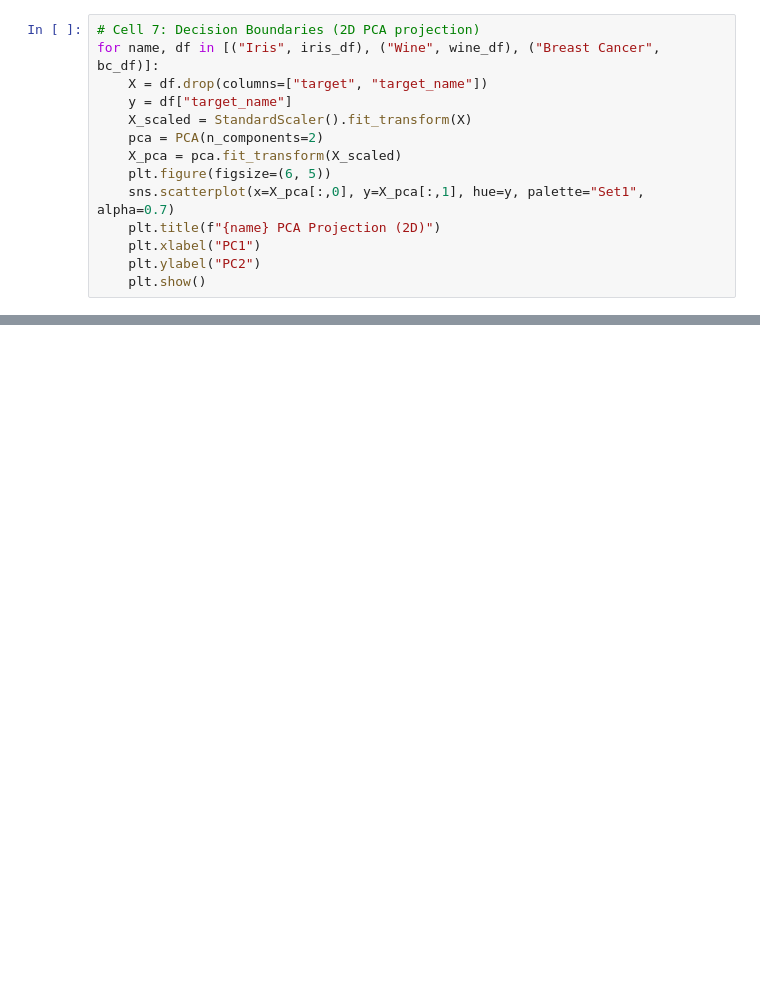
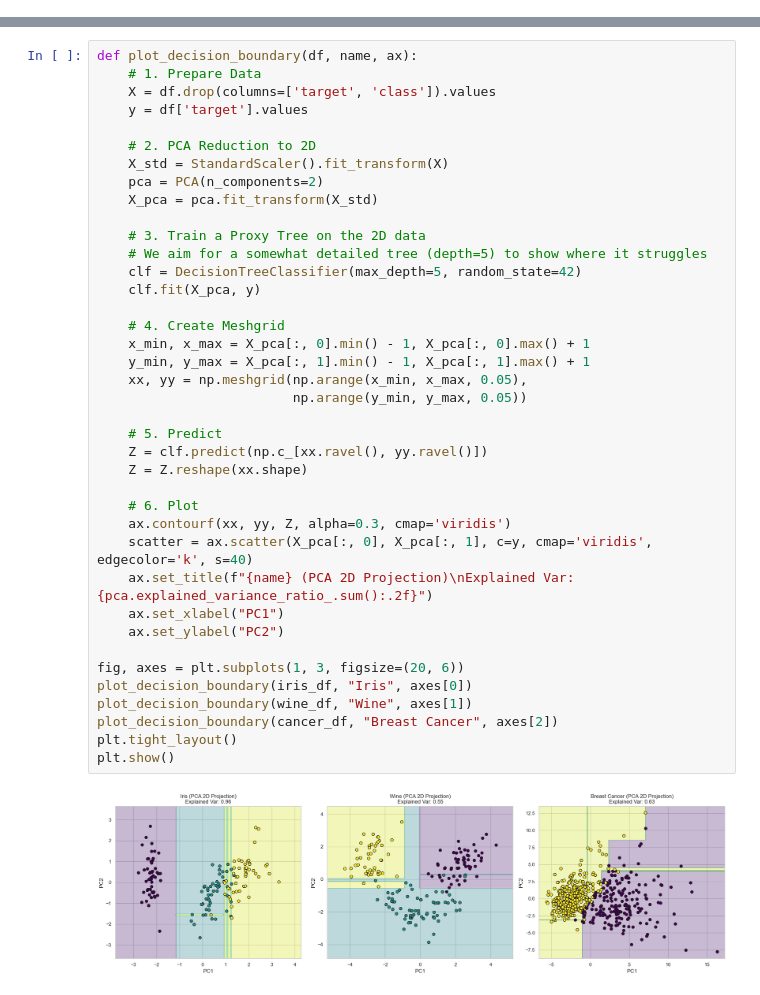
Before and after one commit to ibrah5em/ga-optimized-trees, a Jupyter notebook: notebooks/01_exploratory_analysis.ipynb, the cells around one changed output, grey strips where cells are left out. Drawn from its saved outputs; the diff is of its cells as text; blank space fills up the shorter version.

```diff
--- a/notebooks/01_exploratory_analysis.ipynb
+++ b/notebooks/01_exploratory_analysis.ipynb
@@ -100,14 +127,0 @@ for name, df in [("Iris", iris_df), ("Wine", wine_df), ("Breast Cancer", bc_df)]
-# %%
-# Cell 7: Decision Boundaries (2D PCA projection)
-for name, df in [("Iris", iris_df), ("Wine", wine_df), ("Breast Cancer", bc_df)]:
-    X = df.drop(columns=["target", "target_name"])
-    y = df["target_name"]
-    X_scaled = StandardScaler().fit_transform(X)
-    pca = PCA(n_components=2)
-    X_pca = pca.fit_transform(X_scaled)
-    plt.figure(figsize=(6, 5))
-    sns.scatterplot(x=X_pca[:,0], y=X_pca[:,1], hue=y, palette="Set1", alpha=0.7)
-    plt.title(f"{name} PCA Projection (2D)")
-    plt.xlabel("PC1")
-    plt.ylabel("PC2")
-    plt.show()
@@ -153,0 +140,41 @@ Feature ranges: [('mean radius', (6.981, 28.11)), ('mean texture', (9.71, 39.28)
+# %%
+def plot_decision_boundary(df, name, ax):
+    # 1. Prepare Data
+    X = df.drop(columns=['target', 'class']).values
+    y = df['target'].values
+
+    # 2. PCA Reduction to 2D
+    X_std = StandardScaler().fit_transform(X)
+    pca = PCA(n_components=2)
+    X_pca = pca.fit_transform(X_std)
+
+    # 3. Train a Proxy Tree on the 2D data
+    # We aim for a somewhat detailed tree (depth=5) to show where it struggles
+    clf = DecisionTreeClassifier(max_depth=5, random_state=42)
+    clf.fit(X_pca, y)
+
+    # 4. Create Meshgrid
+    x_min, x_max = X_pca[:, 0].min() - 1, X_pca[:, 0].max() + 1
+    y_min, y_max = X_pca[:, 1].min() - 1, X_pca[:, 1].max() + 1
+    xx, yy = np.meshgrid(np.arange(x_min, x_max, 0.05),
+                         np.arange(y_min, y_max, 0.05))
+
+    # 5. Predict
+    Z = clf.predict(np.c_[xx.ravel(), yy.ravel()])
+    Z = Z.reshape(xx.shape)
+
+    # 6. Plot
+    ax.contourf(xx, yy, Z, alpha=0.3, cmap='viridis')
+    scatter = ax.scatter(X_pca[:, 0], X_pca[:, 1], c=y, cmap='viridis', edgecolor='k', s=40)
+    ax.set_title(f"{name} (PCA 2D Projection)\nExplained Var: {pca.explained_variance_ratio_.sum():.2f}")
+    ax.set_xlabel("PC1")
+    ax.set_ylabel("PC2")
+
+fig, axes = plt.subplots(1, 3, figsize=(20, 6))
+plot_decision_boundary(iris_df, "Iris", axes[0])
+plot_decision_boundary(wine_df, "Wine", axes[1])
+plot_decision_boundary(cancer_df, "Breast Cancer", axes[2])
+plt.tight_layout()
+plt.show()
+# %% [output]
+[figure, added]
```
Also changed, not shown: parts of 20 cells of this notebook, 1 other file.
